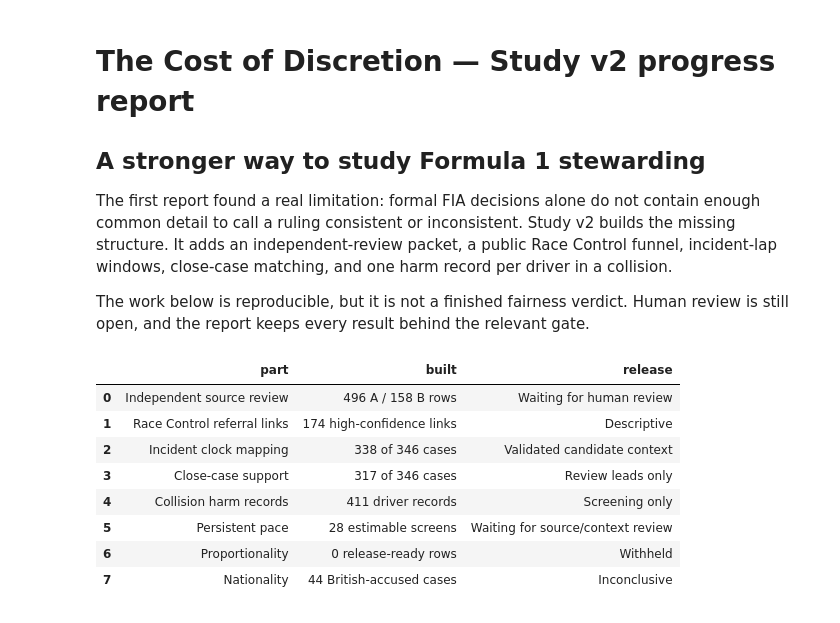
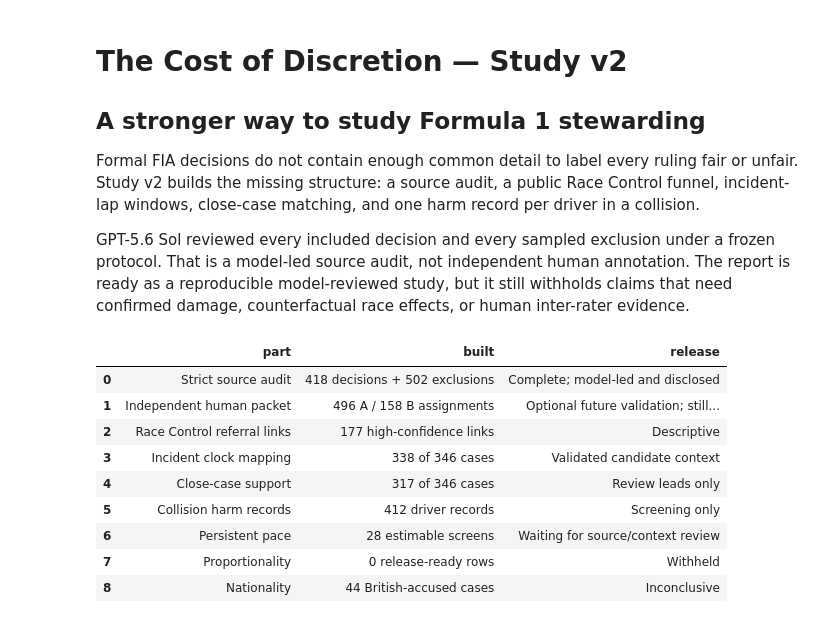
Before and after one commit to brianbzeng/f1-stewarding-analysis, a Jupyter notebook: notebooks/12_study_v2_report.ipynb, the cells around one changed output. Drawn from its saved outputs; the diff is of its cells as text; code cells hidden in the pictures.

Commit message:
Add source-cited Study v2 model audit

```diff
--- a/notebooks/12_study_v2_report.ipynb
+++ b/notebooks/12_study_v2_report.ipynb
@@ -1,15 +1,16 @@
 # %% [markdown]
-# The Cost of Discretion — Study v2 progress report
+# The Cost of Discretion — Study v2
 
 ## A stronger way to study Formula 1 stewarding
 
-The first report found a real limitation: formal FIA decisions alone do not contain enough common
-detail to call a ruling consistent or inconsistent. Study v2 builds the missing structure. It adds
-an independent-review packet, a public Race Control funnel, incident-lap windows, close-case
-matching, and one harm record per driver in a collision.
+Formal FIA decisions do not contain enough common detail to label every ruling fair or unfair.
+Study v2 builds the missing structure: a source audit, a public Race Control funnel, incident-lap
+windows, close-case matching, and one harm record per driver in a collision.
 
-The work below is reproducible, but it is not a finished fairness verdict. Human review is still
-open, and the report keeps every result behind the relevant gate.
+GPT-5.6 Sol reviewed every included decision and every sampled exclusion under a frozen protocol.
+That is a model-led source audit, not independent human annotation. The report is ready as a
+reproducible model-reviewed study, but it still withholds claims that need confirmed damage,
+counterfactual race effects, or human inter-rater evidence.
 # %%
 # ruff: noqa: E402
 import json
@@ -23,48 +24,55 @@ os.environ.setdefault("MPLCONFIGDIR", str(ROOT / ".jupyter" / "mplconfig"))
 
 import matplotlib.pyplot as plt
 import pandas as pd
-from IPython.display import Markdown, display
+from IPython.display import HTML, Markdown, display
 
+STRICT = ROOT / "data/manual/study_v2_strict_model_audit/strict-model-audit-0fe15fd6b052"
 REVIEW = ROOT / "data/manual/study_v2_review_packets/study-v2-review-7cb1b29b5251"
-REFERRAL = ROOT / "data/manual/study_v2_referrals/referrals-5d0559ad2878"
+REFERRAL = ROOT / "data/manual/study_v2_referrals/referrals-a4f9bd038101"
 CLOCK = ROOT / "data/manual/study_v2_incident_clock/incident-clock-3dc8bb350308"
-CONTEXT = ROOT / "data/manual/study_v2_incident_context/incident-context-a1de9ac2c8ea"
-CLOSE = ROOT / "data/manual/study_v2_close_cases/close-cases-36f9bc70de82"
-DAMAGE = ROOT / "data/manual/study_v2_damage/damage-screening-66381b550583"
-LAYERS = ROOT / "data/manual/study_v2_layers/study-v2-layers-a9b8ff776470"
+CONTEXT = ROOT / "data/manual/study_v2_incident_context/incident-context-707a44aafeb4"
+CLOSE = ROOT / "data/manual/study_v2_close_cases/close-cases-b175fe03fa80"
+DAMAGE = ROOT / "data/manual/study_v2_damage/damage-screening-23c77a57134e"
+LAYERS = ROOT / "data/manual/study_v2_layers/study-v2-layers-eed6774fb6c5"
 NATIONALITY = ROOT / "data/manual/study_v2_nationality/nationality-diagnostic-2b1b0ffdd961"
 GENERATED = ROOT / "reports/generated/study_v2"
 GENERATED.mkdir(parents=True, exist_ok=True)
 # %%
+strict = json.loads((STRICT / "manifest.json").read_text(encoding="utf-8"))
+strict_cases = pd.read_csv(STRICT / "strict_model_case_audit.csv", keep_default_na=False)
 review = json.loads((REVIEW / "manifest.json").read_text(encoding="utf-8"))
 referral = json.loads((REFERRAL / "manifest.json").read_text(encoding="utf-8"))
 clock = json.loads((CLOCK / "manifest.json").read_text(encoding="utf-8"))
 close = json.loads((CLOSE / "manifest.json").read_text(encoding="utf-8"))
 damage = json.loads((DAMAGE / "manifest.json").read_text(encoding="utf-8"))
 layers = json.loads((LAYERS / "manifest.json").read_text(encoding="utf-8"))
 nationality = json.loads((NATIONALITY / "manifest.json").read_text(encoding="utf-8"))
 
 status = pd.DataFrame([
-    {"part": "Independent source review", "built": f"{review['reviewer_a_rows']} A / {review['reviewer_b_rows']} B rows", "release": "Waiting for human review"},
+    {"part": "Strict source audit", "built": f"{strict['included_decisions']} decisions + {strict['exclusion_sources']} exclusions", "release": "Complete; model-led and disclosed"},
+    {"part": "Independent human packet", "built": f"{review['reviewer_a_rows']} A / {review['reviewer_b_rows']} B assignments", "release": "Optional future validation; still blank"},
     {"part": "Race Control referral links", "built": f"{referral['high_confidence_link_count']} high-confidence links", "release": "Descriptive"},
     {"part": "Incident clock mapping", "built": f"{clock['mapped_case_count']} of {clock['case_count']} cases", "release": "Validated candidate context"},
     {"part": "Close-case support", "built": f"{close['pre_review_minimum_support_count']} of {close['case_count']} cases", "release": "Review leads only"},
     {"part": "Collision harm records", "built": f"{damage['participant_record_count']} driver records", "release": "Screening only"},
     {"part": "Persistent pace", "built": f"{layers['pace_screen_estimable_rows']} estimable screens", "release": "Waiting for source/context review"},
     {"part": "Proportionality", "built": f"{layers['proportionality_release_rows']} release-ready rows", "release": "Withheld"},
     {"part": "Nationality", "built": f"{nationality['british_accused_rows']} British-accused cases", "release": "Inconclusive"},
 ])
 display(status)
+assert strict["records_with_fia_citation"] == strict["unique_sources"] == 920
+assert strict["pending_adversarial"] == 0
 # %% [output]
 |  | part | built | release |
-| 0 | Independent source review | 496 A / 158 B rows | Waiting for human review |
-| 1 | Race Control referral links | 174 high-confidence links | Descriptive |
-| 2 | Incident clock mapping | 338 of 346 cases | Validated candidate context |
-| 3 | Close-case support | 317 of 346 cases | Review leads only |
-| 4 | Collision harm records | 411 driver records | Screening only |
-| 5 | Persistent pace | 28 estimable screens | Waiting for source/context review |
-| 6 | Proportionality | 0 release-ready rows | Withheld |
-| 7 | Nationality | 44 British-accused cases | Inconclusive |
+| 0 | Strict source audit | 418 decisions + 502 exclusions | Complete; model-led and disclosed |
+| 1 | Independent human packet | 496 A / 158 B assignments | Optional future validation; still... |
+| 2 | Race Control referral links | 177 high-confidence links | Descriptive |
+| 3 | Incident clock mapping | 338 of 346 cases | Validated candidate context |
+| 4 | Close-case support | 317 of 346 cases | Review leads only |
+| 5 | Collision harm records | 412 driver records | Screening only |
+| 6 | Persistent pace | 28 estimable screens | Waiting for source/context review |
+| 7 | Proportionality | 0 release-ready rows | Withheld |
+| 8 | Nationality | 44 British-accused cases | Inconclusive |
 # %% [markdown]
 ## 1. What became stronger
 
```
Also changed, not shown: parts of 10 cells of this notebook, 54 other files.
